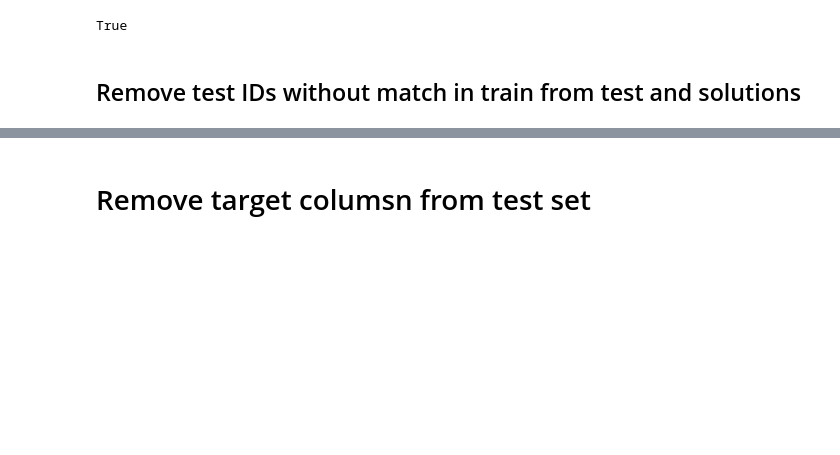
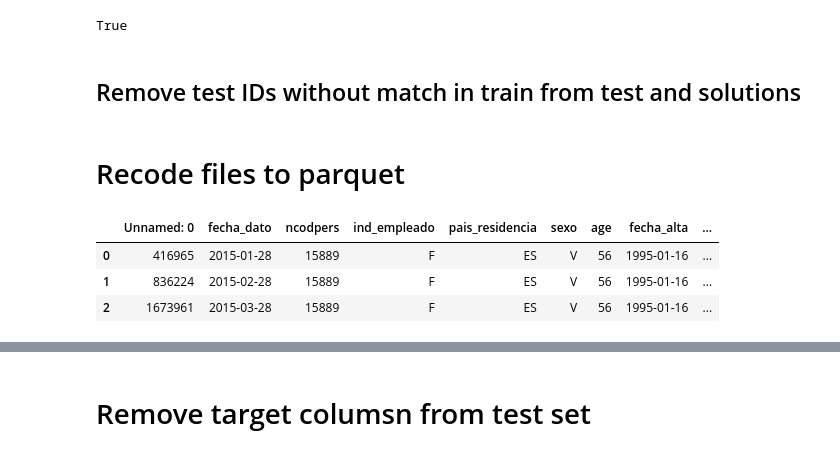
Before and after one commit to Fra1977/kaggle_santander, a Jupyter notebook: 02_create_train_test_sbmission_set.ipynb, the cells around one changed output, grey strips where cells are left out. Drawn from its saved outputs; the diff is of its cells as text; code cells hidden in the pictures; blank space fills up the shorter version.

```diff
--- a/02_create_train_test_sbmission_set.ipynb
+++ b/02_create_train_test_sbmission_set.ipynb
@@ -4,6 +8,8 @@ from init import *
 pd.options.display.max_columns
 # %% [output]
 100
+# %%
+pd.options.display.max_rows=550
 # %%
 %time train = pd.read_csv("train_ver2.csv")
 display(train.head())
@@ -555,3 +632,5 @@ display(test_uid.issubset(train_uid))
 True
 # %% [markdown]
 ## Remove test IDs without match in train from test and solutions
+# %% [markdown]
+# Recode files to parquet
@@ -557,0 +639,9 @@ True
+# %%
+train_100k = pd.read_csv("train_final_100k.csv")
+# %%
+train_100k.head(3)
+# %% [output]
+|  | Unnamed: 0 | fecha_dato | ncodpers | ind_empleado | pais_residencia | sexo | age | fecha_alta | ... |
+| 0 | 416965 | 2015-01-28 | 15889 | F | ES | V | 56 | 1995-01-16 | ... |
+| 1 | 836224 | 2015-02-28 | 15889 | F | ES | V | 56 | 1995-01-16 | ... |
+| 2 | 1673961 | 2015-03-28 | 15889 | F | ES | V | 56 | 1995-01-16 | ... |
```
Also changed, not shown: parts of 22 cells of this notebook, 3 other files.
